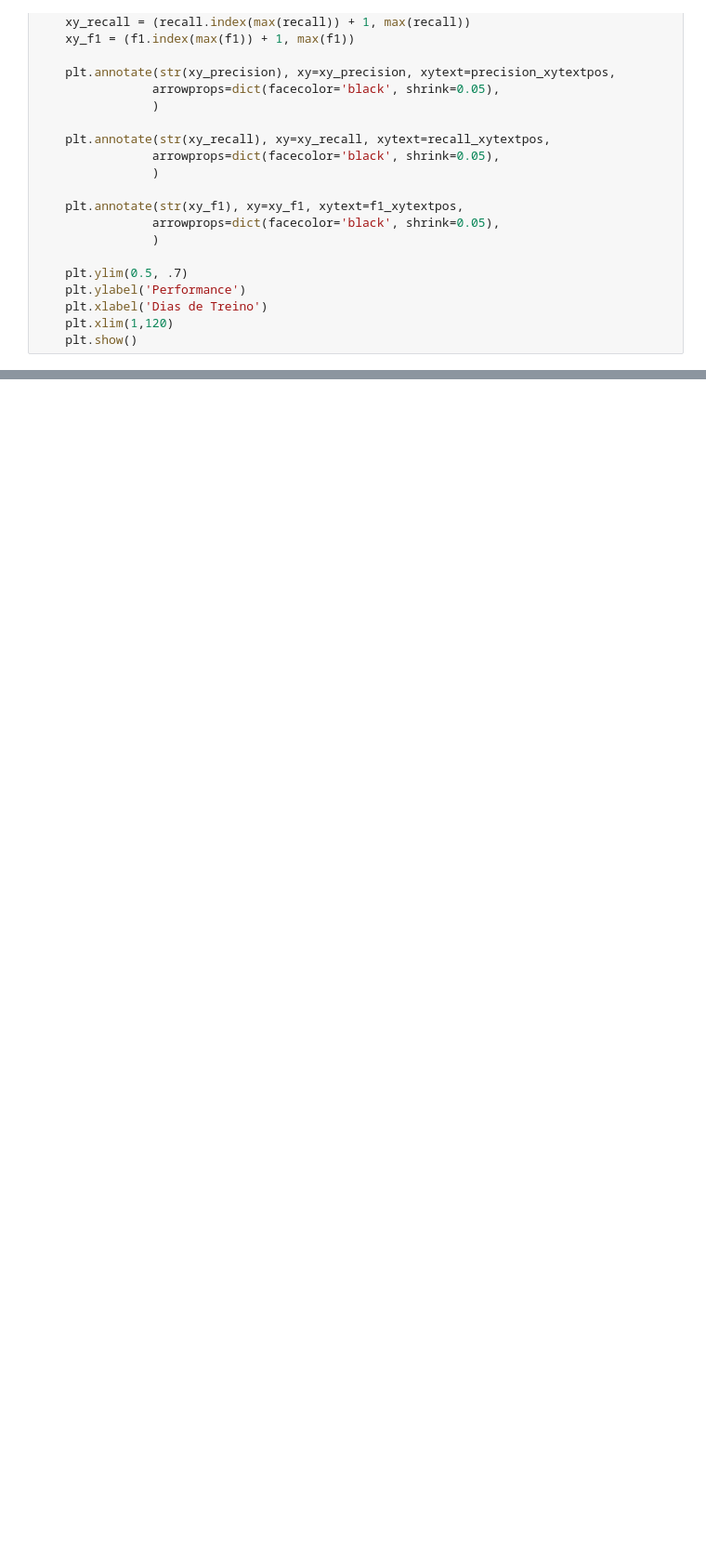
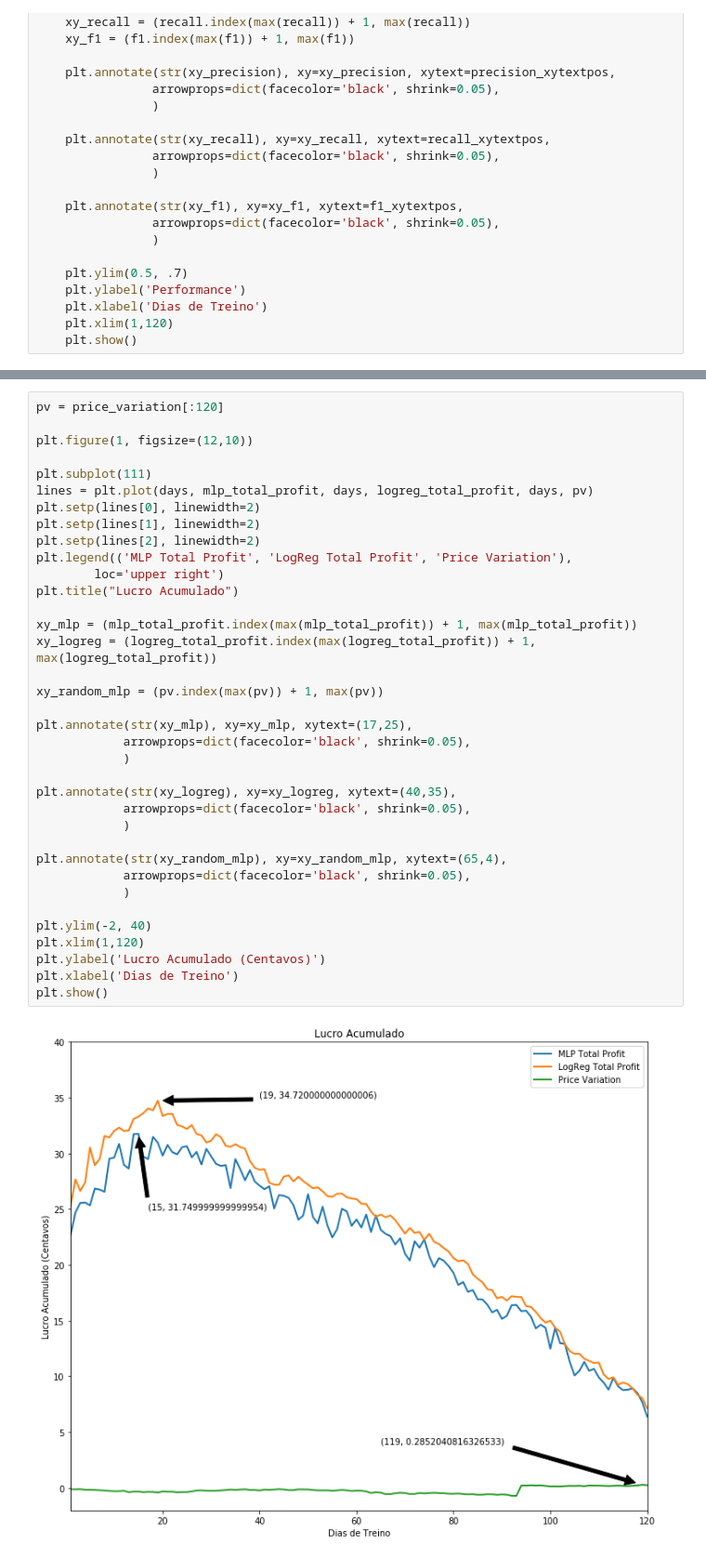
Before and after one commit to lschlee/stock-analysis, a Jupyter notebook: ITUB4.ipynb, the cells around one changed output, grey strips where cells are left out. Shown at 93% size. Drawn from its saved outputs; the diff is of its cells as text; blank space fills up the shorter version.

```diff
--- a/ITUB4.ipynb
+++ b/ITUB4.ipynb
@@ -319,0 +362,38 @@ plt.show()
+# %%
+pv = price_variation[:120]
+
+plt.figure(1, figsize=(12,10))
+
+plt.subplot(111)
+lines = plt.plot(days, mlp_total_profit, days, logreg_total_profit, days, pv)
+plt.setp(lines[0], linewidth=2)
+plt.setp(lines[1], linewidth=2)
+plt.setp(lines[2], linewidth=2)
+plt.legend(('MLP Total Profit', 'LogReg Total Profit', 'Price Variation'),
+        loc='upper right')
+plt.title("Lucro Acumulado")
+
+xy_mlp = (mlp_total_profit.index(max(mlp_total_profit)) + 1, max(mlp_total_profit))
+xy_logreg = (logreg_total_profit.index(max(logreg_total_profit)) + 1, max(logreg_total_profit))
+
+xy_random_mlp = (pv.index(max(pv)) + 1, max(pv))
+
+plt.annotate(str(xy_mlp), xy=xy_mlp, xytext=(17,25),
+            arrowprops=dict(facecolor='black', shrink=0.05),
+            )
+
+plt.annotate(str(xy_logreg), xy=xy_logreg, xytext=(40,35),
+            arrowprops=dict(facecolor='black', shrink=0.05),
+            )
+
+plt.annotate(str(xy_random_mlp), xy=xy_random_mlp, xytext=(65,4),
+            arrowprops=dict(facecolor='black', shrink=0.05),
+            )
+
+plt.ylim(-2, 40)
+plt.xlim(1,120)
+plt.ylabel('Lucro Acumulado (Centavos)')
+plt.xlabel('Dias de Treino')
+plt.show()
+# %% [output]
+[figure, added]
```
Also changed, not shown: parts of 5 cells of this notebook, 1 other file.
